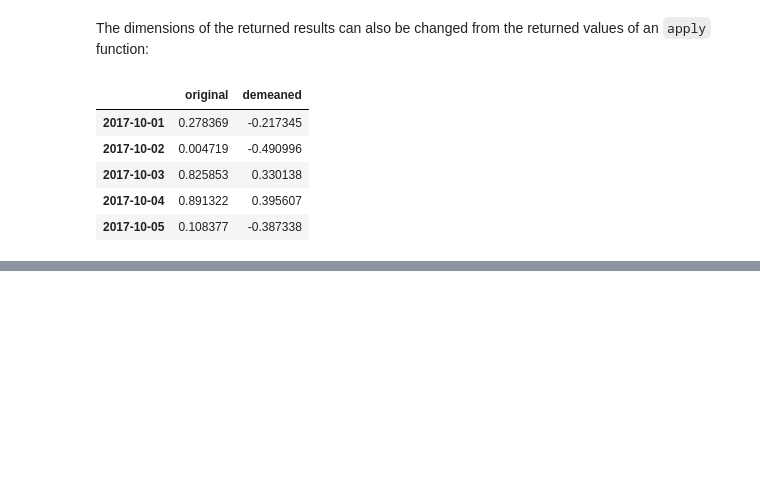
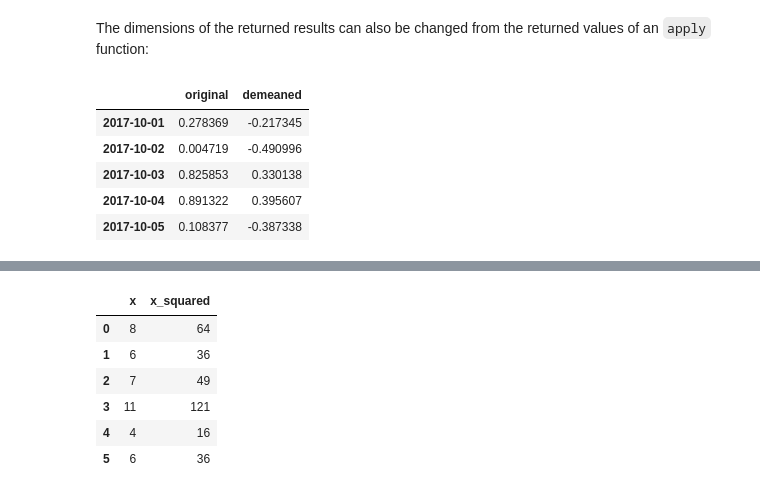
Before and after one commit to onlyphantom/WebAnalytics, a Jupyter notebook: panda_documentation.ipynb, the cells around one changed output, grey strips where cells are left out. Cells and saved outputs as stored; diff of their text form; code cells hidden in the pictures; blank space fills up the shorter version.

```diff
--- a/panda_documentation.ipynb
+++ b/panda_documentation.ipynb
@@ -533,0 +536,5 @@ grouped.apply(f).head()
+# %%
+def f(x):
+    return pd.Series([x, x**2], index=['x', 'x_squared'])
+s = pd.Series([8, 6, 7, 11, 4, 6], index=np.arange(6))
+s
@@ -533,0 +549,10 @@ grouped.apply(f).head()
+# %%
+s.apply(f)
+# %% [output]
+|  | x | x_squared |
+| 0 | 8 | 64 |
+| 1 | 6 | 36 |
+| 2 | 7 | 49 |
+| 3 | 11 | 121 |
+| 4 | 4 | 16 |
+| 5 | 6 | 36 |
```
Also changed, not shown: parts of 14 cells of this notebook.
